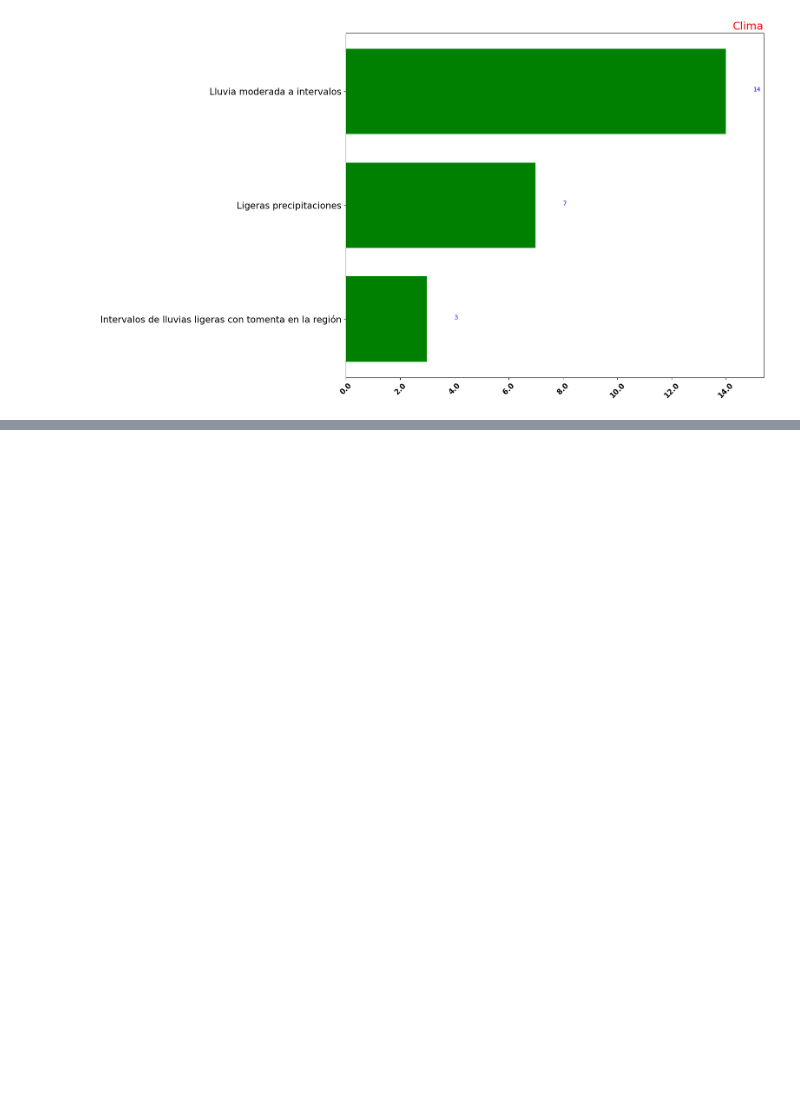
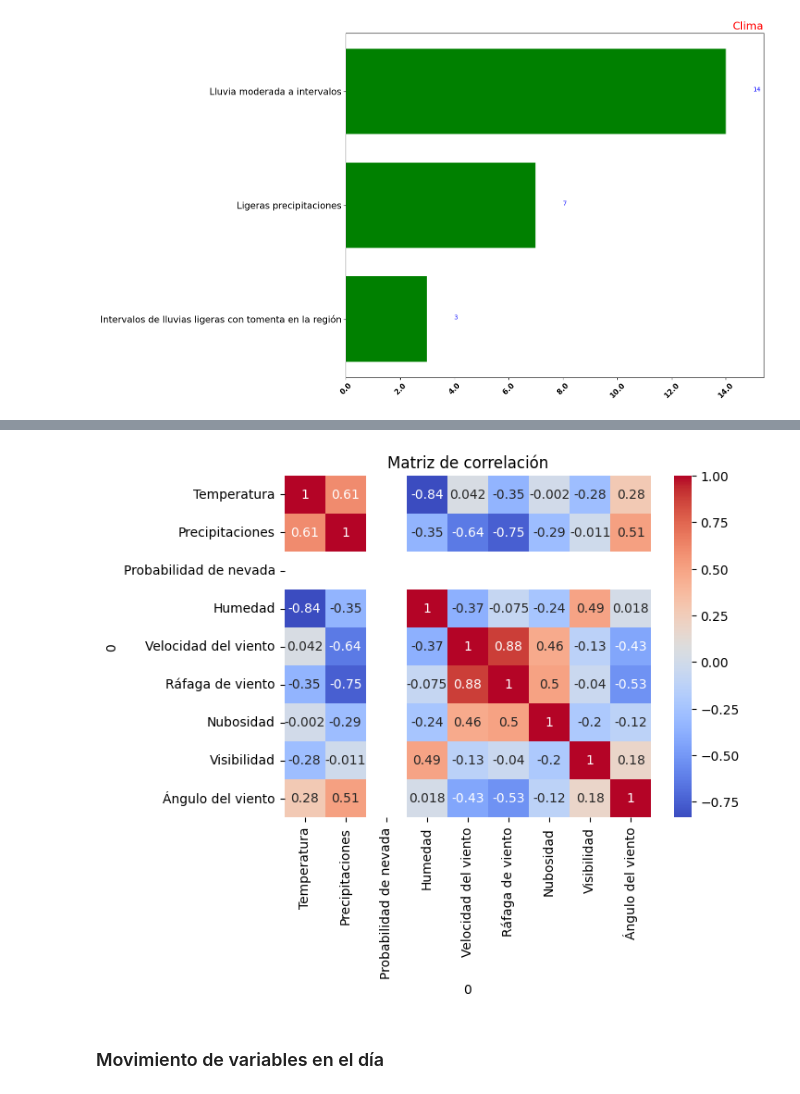
Before and after one commit to DiogoFabricioAG/CO2-Grupo-4, a Jupyter notebook: Codigos/EDA_Scraping.ipynb, the cells around one changed output, grey strips where cells are left out. Saved outputs shown, nothing was run; the diff lists cells and outputs as text; code cells hidden in the pictures; blank space fills up the shorter version.

```diff
--- a/Codigos/EDA_Scraping.ipynb
+++ b/Codigos/EDA_Scraping.ipynb
@@ -217,0 +232,10 @@ ValueError: List of boxplot statistics and `positions` values must have same the
+# %%
+#Análisis de correlación con mapa de calor
+corr = df[columnas_numericas].corr()
+sns.heatmap(corr, annot=True, cmap='coolwarm')
+plt.title('Matriz de correlación')
+plt.show()
+# %% [output]
+[figure, added]
+# %% [markdown]
+### Movimiento de variables en el día
```
Also changed, not shown: parts of 20 cells of this notebook, 1 other file.
